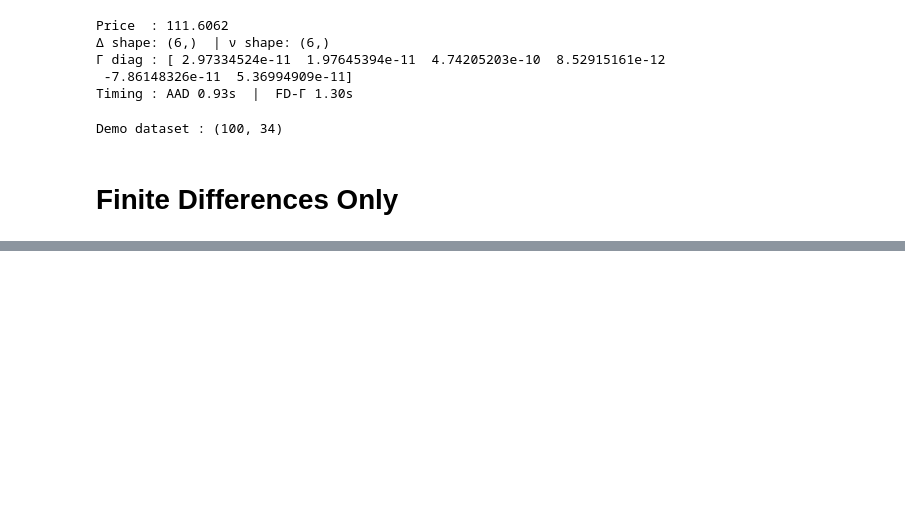
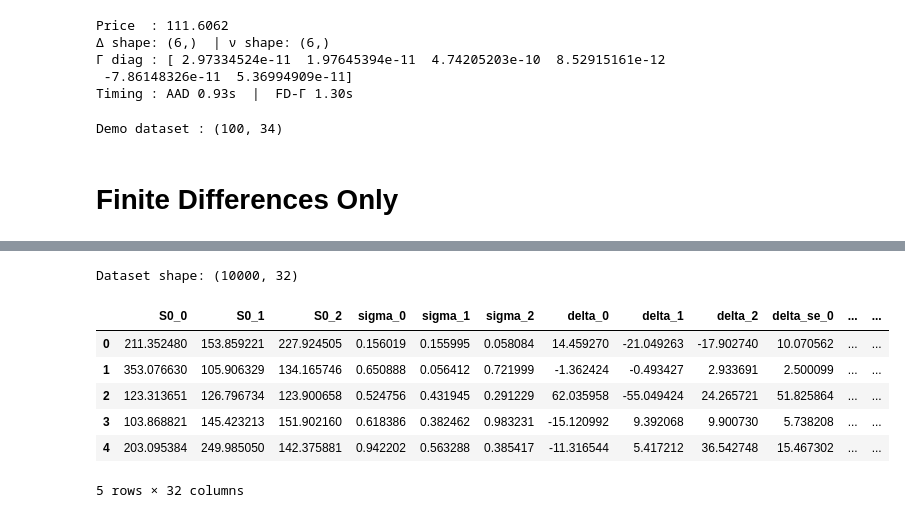
Before and after one commit to JPfaff23/Summer-Research, a Jupyter notebook: Monte Carlo Data Generation/Initial Evalutation/montecarlo_basket6_greeks.ipynb, the cells around one changed output, grey strips where cells are left out. Saved outputs shown, nothing was run; the diff lists cells and outputs as text; code cells hidden in the pictures; blank space fills up the shorter version.

```diff
--- a/Monte Carlo Data Generation/Initial Evalutation/montecarlo_basket6_greeks.ipynb
+++ b/Monte Carlo Data Generation/Initial Evalutation/montecarlo_basket6_greeks.ipynb
@@ -533,0 +461,19 @@ Demo shape: (1, 34) | elapsed 1.0695956999552436 s
+# %%
+import pandas as pd
+
+
+file_path = 'test.parquet'
+df = pd.read_parquet(file_path)
+
+print(f"Dataset shape: {df.shape}")
+
+df.head()
+# %% [output]
+Dataset shape: (10000, 32)
+|  | S0_0 | S0_1 | S0_2 | sigma_0 | sigma_1 | sigma_2 | delta_0 | delta_1 | delta_2 | delta_se_0 | ... | ... |
+| 0 | 211.352480 | 153.859221 | 227.924505 | 0.156019 | 0.155995 | 0.058084 | 14.459270 | -21.049263 | -17.902740 | 10.070562 | ... | ... |
+| 1 | 353.076630 | 105.906329 | 134.165746 | 0.650888 | 0.056412 | 0.721999 | -1.362424 | -0.493427 | 2.933691 | 2.500099 | ... | ... |
+| 2 | 123.313651 | 126.796734 | 123.900658 | 0.524756 | 0.431945 | 0.291229 | 62.035958 | -55.049424 | 24.265721 | 51.825864 | ... | ... |
+| 3 | 103.868821 | 145.423213 | 151.902160 | 0.618386 | 0.382462 | 0.983231 | -15.120992 | 9.392068 | 9.900730 | 5.738208 | ... | ... |
+| 4 | 203.095384 | 249.985050 | 142.375881 | 0.942202 | 0.563288 | 0.385417 | -11.316544 | 5.417212 | 36.542748 | 15.467302 | ... | ... |
+5 rows × 32 columns
```
Also changed, not shown: parts of 13 cells of this notebook, 14 other files.
